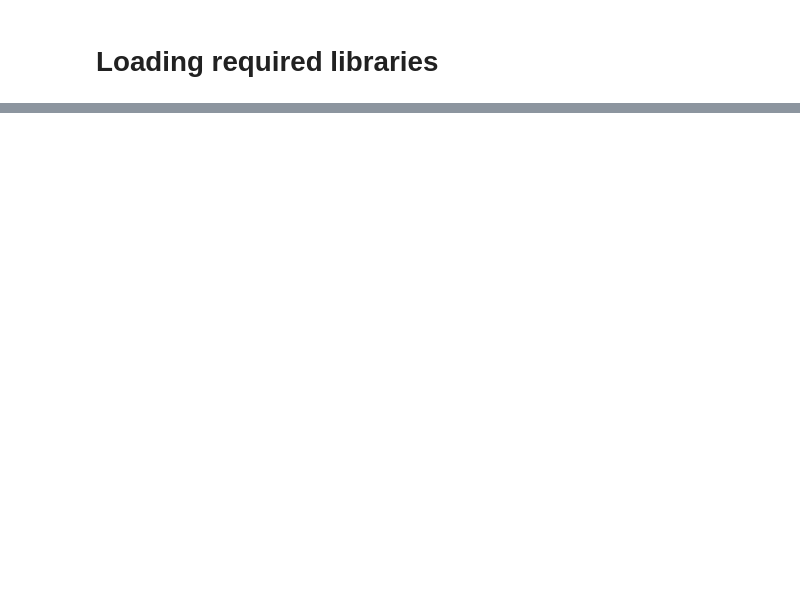
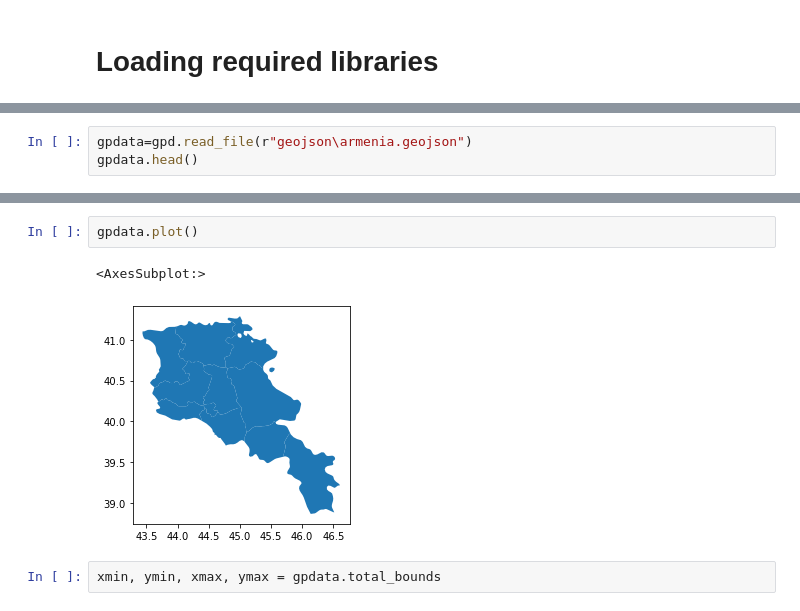
Before and after one commit to hovhannisyan91/GeoAnalytics, a Jupyter notebook: Maps.ipynb, the cells around one changed output, grey strips where cells are left out. Drawn from its saved outputs; the diff is of its cells as text; blank space fills up the shorter version.

Commit message:
preliminary visualization

```diff
--- a/Maps.ipynb
+++ b/Maps.ipynb
@@ -56,0 +14,3 @@ print(gdf.head())
+# %%
+gpdata=gpd.read_file(r"geojson\armenia.geojson")
+gpdata.head()
@@ -56,0 +39,7 @@ print(gdf.head())
+# %%
+gpdata.plot()
+# %% [output]
+<AxesSubplot:>
+[figure, added]
+# %%
+xmin, ymin, xmax, ymax = gpdata.total_bounds
```
Also changed, not shown: parts of 20 cells of this notebook, 13 other files.
